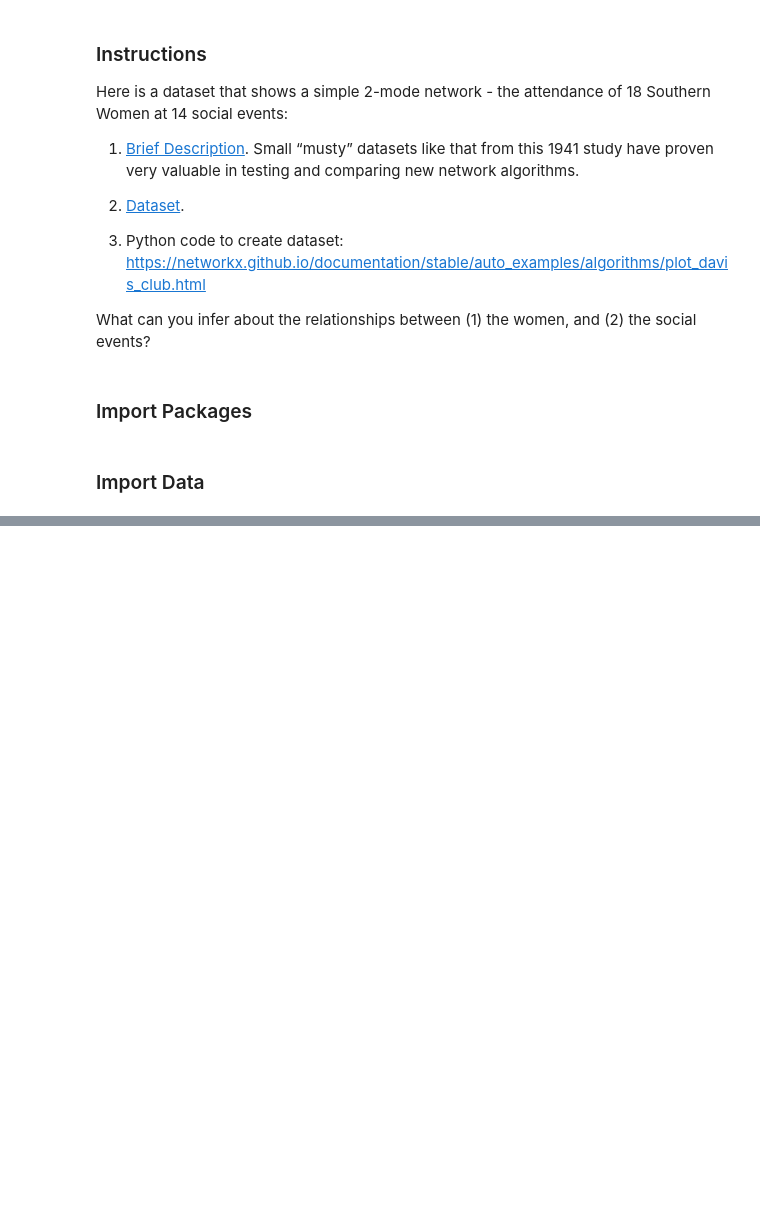
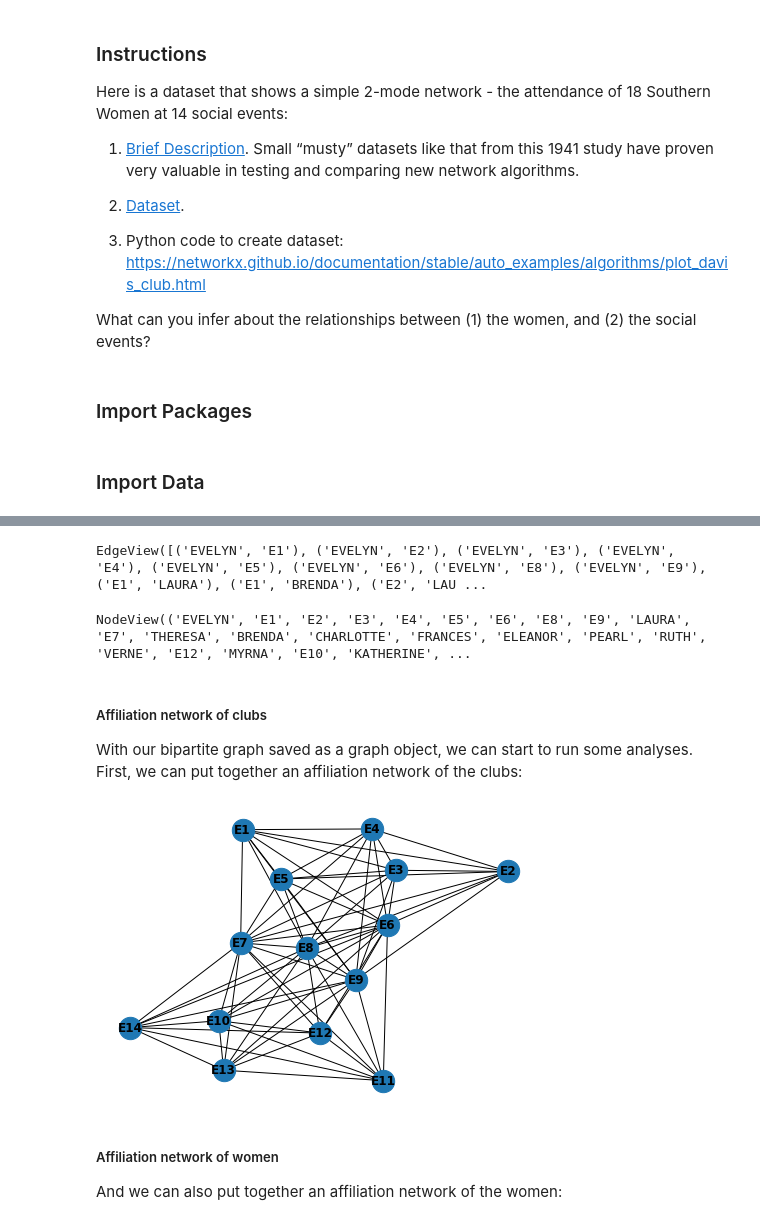
Before and after one commit to amberferger/DATA620_Group_Assignments, a Jupyter notebook: HW4/DATA620_HW4.ipynb, the cells around one changed output, grey strips where cells are left out. Cells and saved outputs as stored; diff of their text form; code cells hidden in the pictures; blank space fills up the shorter version.

Commit message:
adds graph and initial notes

```diff
--- a/HW4/DATA620_HW4.ipynb
+++ b/HW4/DATA620_HW4.ipynb
@@ -29,0 +32,2 @@ g = nx.read_edgelist('http://vlado.fmf.uni-lj.si/pub/networks/data/Ucinet/davis.
+# %%
+g=nx.generators.empty_graph()
@@ -29,0 +143,25 @@ g = nx.read_edgelist('http://vlado.fmf.uni-lj.si/pub/networks/data/Ucinet/davis.
+# %%
+# return graph and women and clubs lists
+(g,women,clubs)=davis_club_graph()
+# %%
+g.edges
+# %% [output]
+EdgeView([('EVELYN', 'E1'), ('EVELYN', 'E2'), ('EVELYN', 'E3'), ('EVELYN', 'E4'), ('EVELYN', 'E5'), ('EVELYN', 'E6'), ('EVELYN', 'E8'), ('EVELYN', 'E9'), ('E1', 'LAURA'), ('E1', 'BRENDA'), ('E2', 'LAU ...
+# %%
+g.nodes
+# %% [output]
+NodeView(('EVELYN', 'E1', 'E2', 'E3', 'E4', 'E5', 'E6', 'E8', 'E9', 'LAURA', 'E7', 'THERESA', 'BRENDA', 'CHARLOTTE', 'FRANCES', 'ELEANOR', 'PEARL', 'RUTH', 'VERNE', 'E12', 'MYRNA', 'E10', 'KATHERINE', ...
+# %% [markdown]
+##### Affiliation network of clubs
+
+With our bipartite graph saved as a graph object, we can start to run some analyses. First, we can put together an affiliation network of the clubs:
+# %%
+c = bi.weighted_projected_graph(g, clubs, ratio=False)
+# %%
+nx.draw_spring(c, with_labels = True, font_weight='bold', node_size=500)
+# %% [output]
+[figure, added]
+# %% [markdown]
+##### Affiliation network of women
+
+And we can also put together an affiliation network of the women:
```
Also changed, not shown: parts of 8 cells of this notebook, 1 other file.
